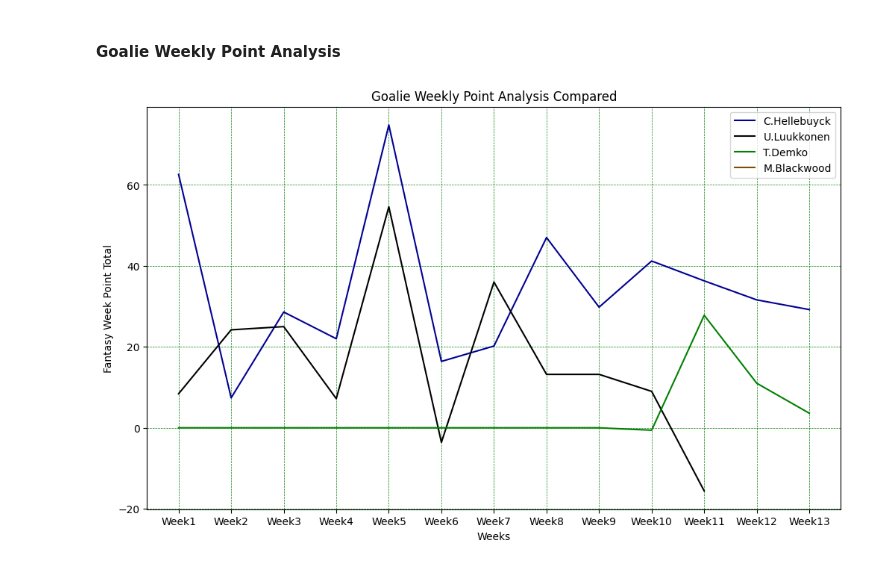
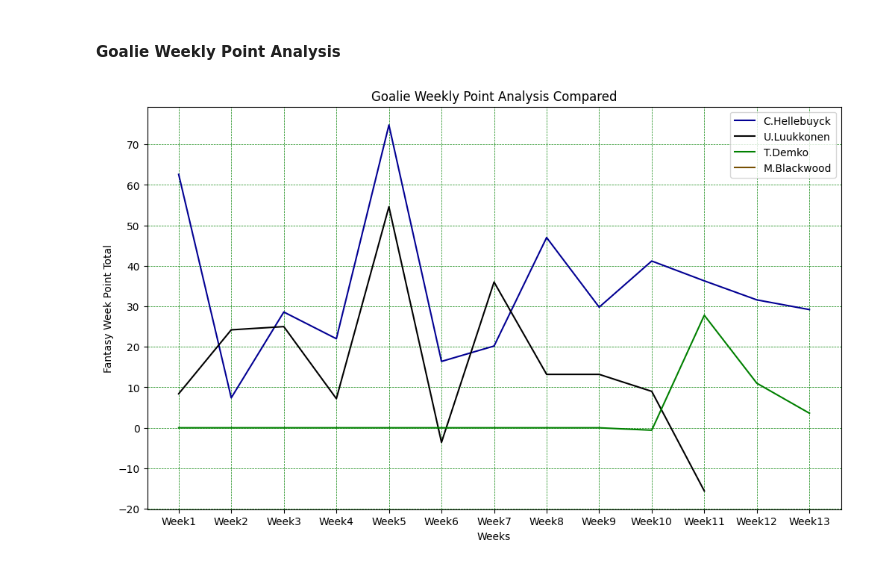
Before and after one commit to carsonbennett1/Hockey-Player-Analysis-Project, a Jupyter notebook: Fantasy_Analysis.ipynb, the cells around one changed output. Cells and saved outputs as stored; diff of their text form; code cells hidden in the pictures.

Commit message:
added_y_ticks

```diff
--- a/Fantasy_Analysis.ipynb
+++ b/Fantasy_Analysis.ipynb
@@ -205,29 +205,33 @@ plt.show()
 # %%
 goalies = df[df['Position'] == 'G']
 hellebuyck = df[df['Name'] == 'C.Hellebuyck']
 luukkonen = df[df['Name'] == 'U.Luukkonen']
 demko = df[df['Name'] == 'T.Demko']
 blackwood = df[df['Name'] == 'M.Blackwood']
 
 hellebuyck_points = hellebuyck[weeks].values.flatten()
 luukkonen_points = luukkonen[weeks].values.flatten()
 demko_points = demko[weeks].values.flatten()
 blackwood_points = blackwood[weeks].values.flatten()
 
 plt.figure(figsize=(12,7))
 
+y_ticks = np.arange(-20,80,10)
+
 plt.title("Goalie Weekly Point Analysis Compared")
 plt.xlabel("Weeks")
 plt.ylabel("Fantasy Week Point Total")
+
+plt.yticks(y_ticks)
 
 plt.plot(weeks,hellebuyck_points,color='#020093')
 plt.plot(weeks,luukkonen_points,color='black')
 plt.plot(weeks,demko_points,color='green')
 plt.plot(weeks,blackwood_points,color='#775003')
 plt.legend(["C.Hellebuyck","U.Luukkonen","T.Demko","M.Blackwood"], loc="upper right")
 
 plt.grid(color='green', linestyle='--', linewidth='0.5')
 
 plt.show()
 # %% [output]
-[figure, old version]
+[figure, new version]
```
